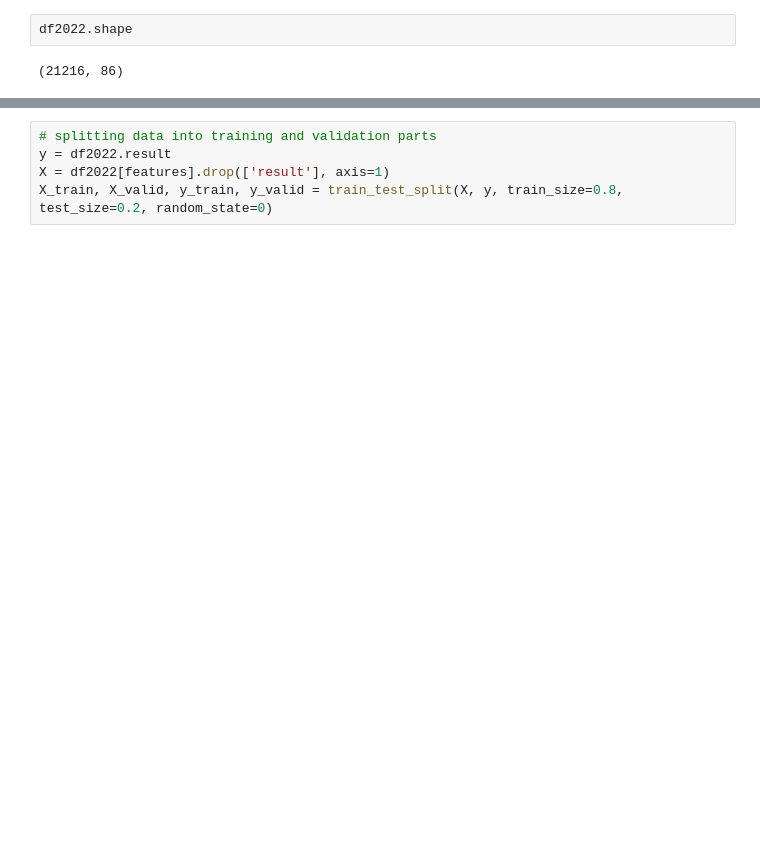
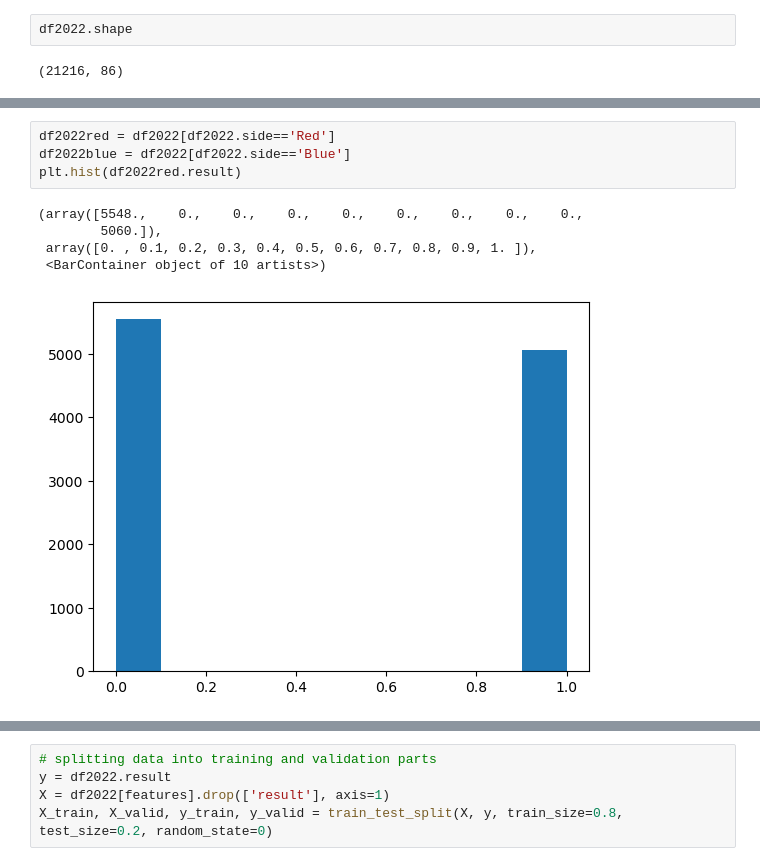
Before and after one commit to jjhuang4/lol-esports-analysis, a Jupyter notebook: matches-EDA.ipynb, the cells around one changed output, grey strips where cells are left out. Cells and saved outputs as stored; diff of their text form; blank space fills up the shorter version.

```diff
--- a/matches-EDA.ipynb
+++ b/matches-EDA.ipynb
@@ -43,0 +97,10 @@ features = categorical + numerical
+# %%
+df2022red = df2022[df2022.side=='Red']
+df2022blue = df2022[df2022.side=='Blue']
+plt.hist(df2022red.result)
+# %% [output]
+(array([5548.,    0.,    0.,    0.,    0.,    0.,    0.,    0.,    0.,
+        5060.]),
+ array([0. , 0.1, 0.2, 0.3, 0.4, 0.5, 0.6, 0.7, 0.8, 0.9, 1. ]),
+ <BarContainer object of 10 artists>)
+[figure, added]
```
Also changed, not shown: parts of 14 cells of this notebook.
